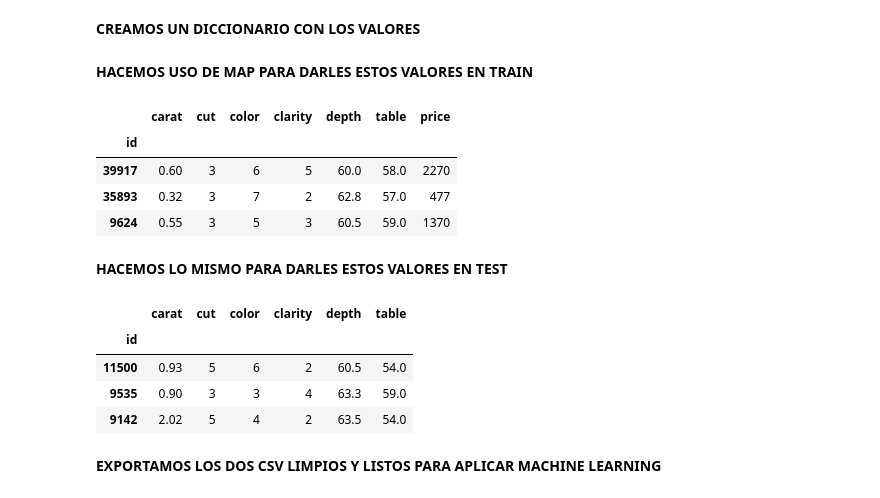
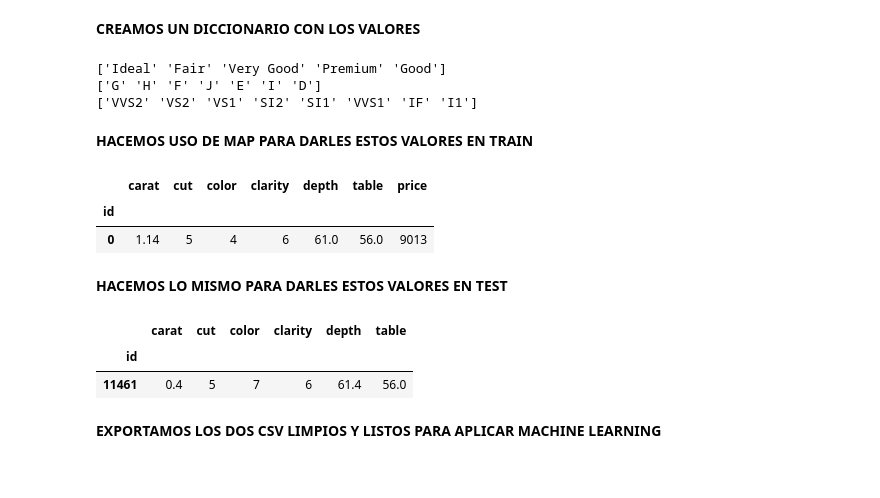
Before and after one commit to juanvpa/Diamond_price_prediction, a Jupyter notebook: Notebooks/Cleaning.ipynb, the cells around one changed output. Drawn from its saved outputs; the diff is of its cells as text; code cells hidden in the pictures.

```diff
--- a/Notebooks/Cleaning.ipynb
+++ b/Notebooks/Cleaning.ipynb
@@ -174,6 +170,13 @@ df_test.sample(3)
 **CUT / COLOR / CLARITY PARECEN ESTAR RANKEADAS, PODRÍAMOS O BIEN DARLES UN VALOR O HACER UN LABEL_ENCODER**
 # %% [markdown]
 **CREAMOS UN DICCIONARIO CON LOS VALORES**
+# %%
+for col in ["cut", "color", "clarity"]:
+    print(df_train[col].unique())
+# %% [output]
+['Ideal' 'Fair' 'Very Good' 'Premium' 'Good']
+['G' 'H' 'F' 'J' 'E' 'I' 'D']
+['VVS2' 'VS2' 'VS1' 'SI2' 'SI1' 'VVS1' 'IF' 'I1']
 # %%
 dicc_cut = {"Ideal":5 ,"Premium":4 ,"Very Good":3 ,"Good":2 ,"Fair":1}
 dicc_color = {"G":4 ,"E":6 ,"F":5 ,"H":3 ,"D":7 ,"I":2 ,"J":1 }
@@ -187,13 +190,11 @@ df_train.color = df_train.color.map(dicc_color)
 # %%
 df_train.clarity = df_train.clarity.map(dicc_clarity)
 # %%
-df_train.sample(3)
+df_train.head(1)
 # %% [output]
 |  | carat | cut | color | clarity | depth | table | price |
 | id |  |  |  |  |  |  |  |
-| 39917 | 0.60 | 3 | 6 | 5 | 60.0 | 58.0 | 2270 |
-| 35893 | 0.32 | 3 | 7 | 2 | 62.8 | 57.0 | 477 |
-| 9624 | 0.55 | 3 | 5 | 3 | 60.5 | 59.0 | 1370 |
+| 0 | 1.14 | 5 | 4 | 6 | 61.0 | 56.0 | 9013 |
 # %% [markdown]
 **HACEMOS LO MISMO PARA DARLES ESTOS VALORES EN TEST**
 # %%
@@ -203,13 +204,11 @@ df_test.color = df_test.color.map(dicc_color)
 # %%
 df_test.clarity = df_test.clarity.map(dicc_clarity)
 # %%
-df_test.sample(3)
+df_test.sample(1)
 # %% [output]
 |  | carat | cut | color | clarity | depth | table |
 | id |  |  |  |  |  |  |
-| 11500 | 0.93 | 5 | 6 | 2 | 60.5 | 54.0 |
-| 9535 | 0.90 | 3 | 3 | 4 | 63.3 | 59.0 |
-| 9142 | 2.02 | 5 | 4 | 2 | 63.5 | 54.0 |
+| 11461 | 0.4 | 5 | 7 | 6 | 61.4 | 56.0 |
 # %% [markdown]
 **EXPORTAMOS LOS DOS CSV LIMPIOS Y LISTOS PARA APLICAR MACHINE LEARNING**
 # %%
```
Also changed, not shown: parts of 12 cells of this notebook, 5 other files.
